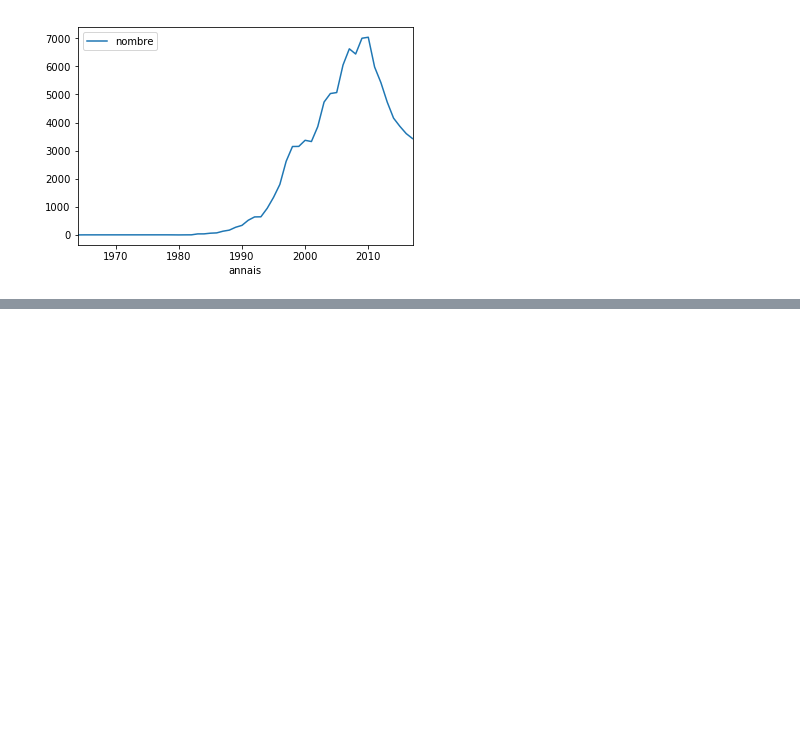
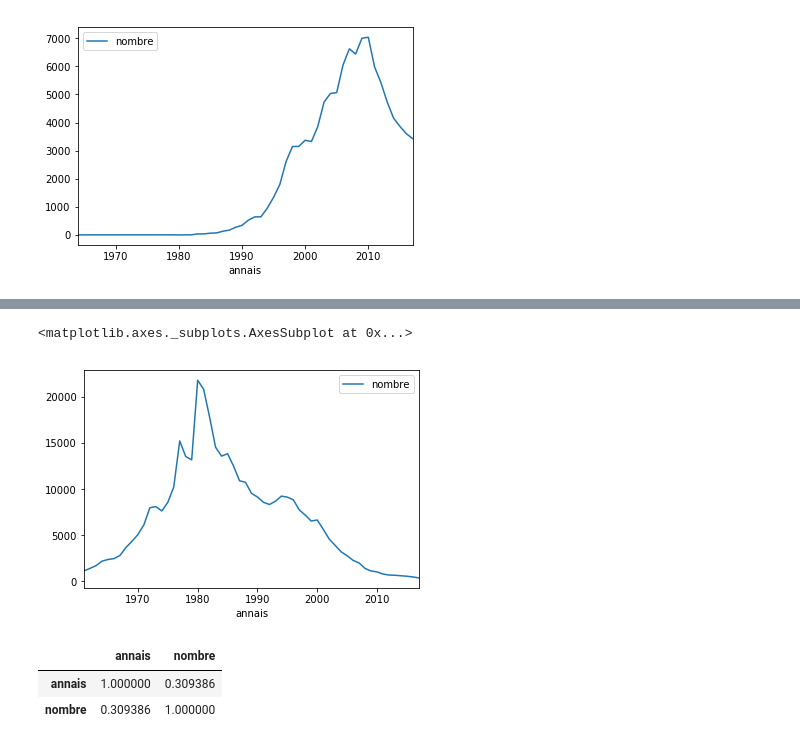
Before and after one commit to sboursault/play-with-pandas, a Jupyter notebook: work/Untitled.ipynb, the cells around one changed output, grey strips where cells are left out. Drawn from its saved outputs; the diff is of its cells as text; code cells hidden in the pictures; blank space fills up the shorter version.

```diff
--- a/work/Untitled.ipynb
+++ b/work/Untitled.ipynb
@@ -174,0 +224,29 @@ df[
+# %%
+df[
+    df['preusuel'] == 'NICOLAS'
+].groupby(
+    'annais'
+).agg(
+    { 'nombre':sum }
+).sort_values(
+    by='annais', ascending=False
+).plot()
+# %% [output]
+<matplotlib.axes._subplots.AxesSubplot at 0x...>
+[figure, added]
+# %%
+df[
+    df['preusuel'] == 'NICOLAS'
+].groupby(
+    'annais'
+).agg(
+    {
+        'nombre':sum
+    }
+).sort_values(
+    by='annais', ascending=False
+).reset_index(level=['annais']).corr().abs()
+# %% [output]
+|  | annais | nombre |
+| annais | 1.000000 | 0.309386 |
+| nombre | 0.309386 | 1.000000 |
```
Also changed, not shown: parts of 6 cells of this notebook, 2 other files.
